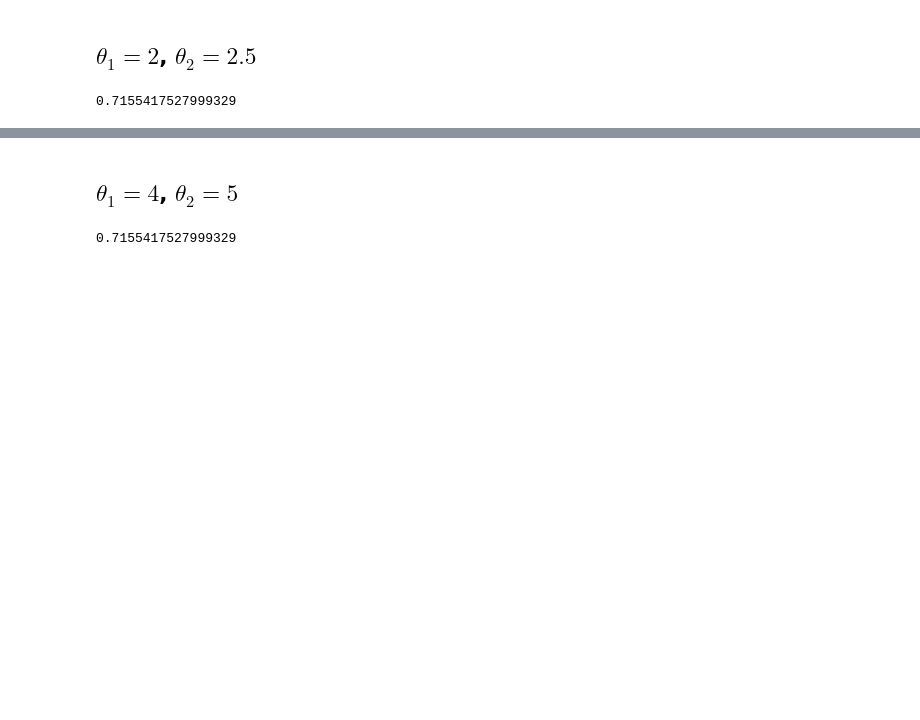
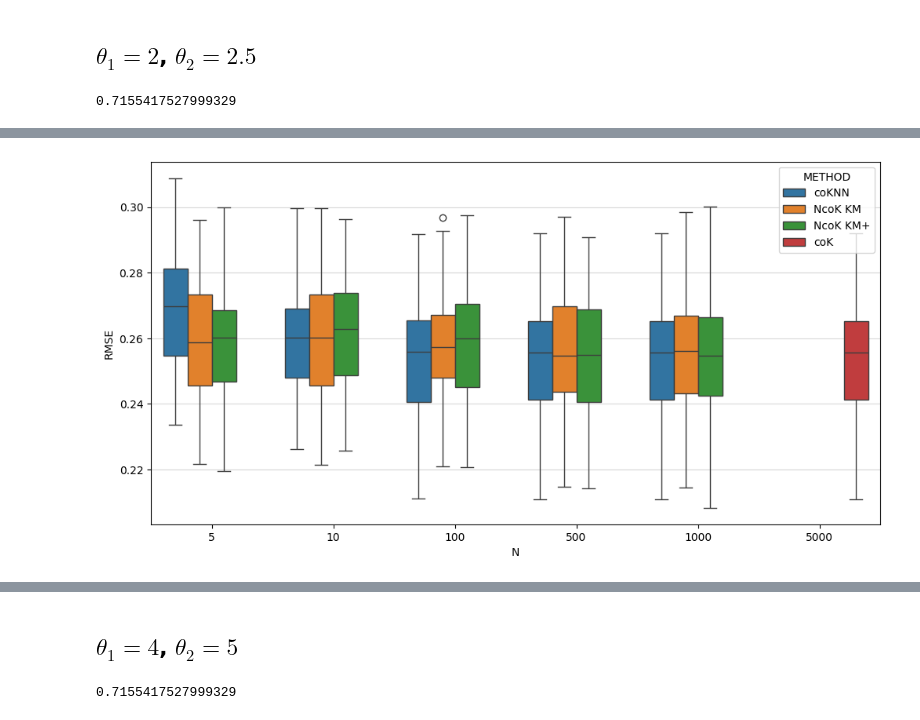
Before and after one commit to AlejandroVillazonG/NestedCoKriging, a Jupyter notebook: experiments_d_3.ipynb, the cells around one changed output, grey strips where cells are left out. Saved outputs shown, nothing was run; the diff lists cells and outputs as text; code cells hidden in the pictures; blank space fills up the shorter version.

```diff
--- a/experiments_d_3.ipynb
+++ b/experiments_d_3.ipynb
@@ -251,0 +139,6 @@ plt.title(f'{n=:_.0f}, {d=}, {nu_1=}, {nu_2=}, {theta_1=}, {theta_2=}');
+# %%
+plt.figure(figsize=(12,6))
+sns.boxplot(data=aux, x='N', y='RMSE', hue='METHOD')
+plt.grid(axis='y', alpha=0.5, zorder=1);
+# %% [output]
+[figure, added]
```
Also changed, not shown: parts of 95 cells of this notebook, 2 other files.
